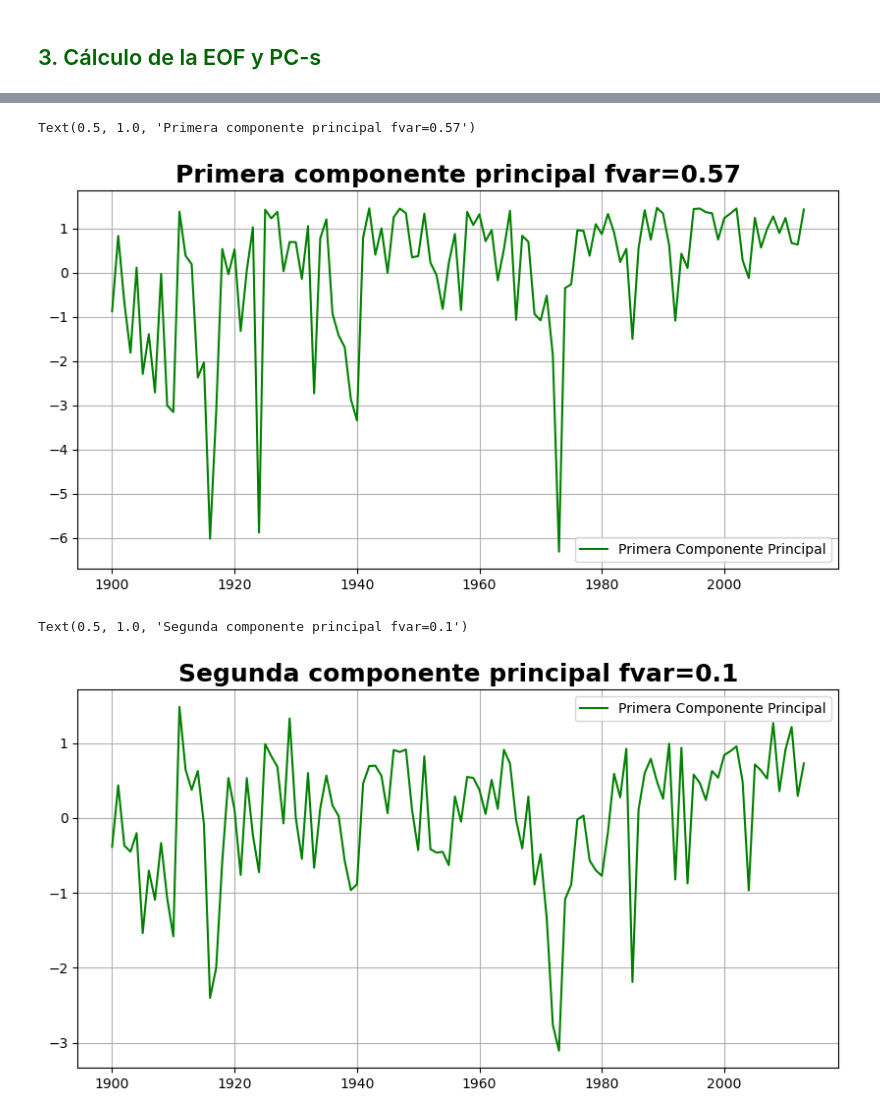
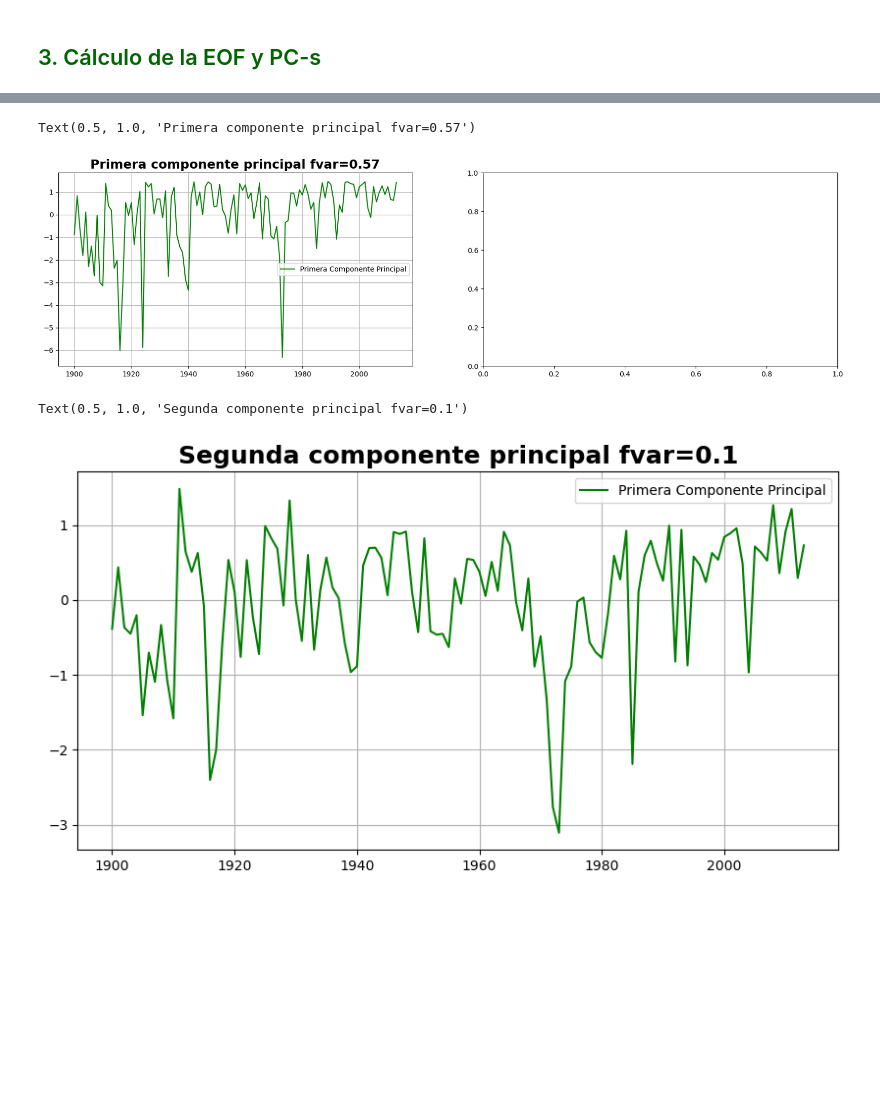
Before and after one commit to nagoremeabe/practica_3, a Jupyter notebook: parte_3.ipynb, the cells around one changed output, grey strips where cells are left out. Cells and saved outputs as stored; diff of their text form; code cells hidden in the pictures; blank space fills up the shorter version.

```diff
--- a/parte_3.ipynb
+++ b/parte_3.ipynb
@@ -203,18 +361,21 @@ PCs=(pc-np.mean(pc))/np.std(pc)
+# %%
+# primera componente principal y la variabilidad que explica
+fig,ax = plt.subplots(nrows=1, ncols= 2, figsize = (20,5))
+ax[0].plot(range(1900,2014),pc_std[:,0],color='green',label='Primera Componente Principal')
+ax[0].grid()
+ax[0].legend()
+ax[0].set_title('Primera componente principal fvar='+ str( round(fvar[0],2)),fontsize=18,weight='bold')
+
+# eof
+# %% [output]
+Text(0.5, 1.0, 'Primera componente principal fvar=0.57')
+[figure, added]
 # %%
 fig,ax=plt.subplots(figsize = (10,5))
-ax.plot(range(1900,2014),PCs[:,0],color='green',label='Primera Componente Principal')
+ax.plot(range(1900,2014),pc_std[:,1],color='green',label='Primera Componente Principal')
 ax.grid()
 ax.legend()
-ax.set_title('Primera componente principal fvar='+ str( round(fvar[0],2)),fontsize=18,weight='bold')
+ax.set_title('Segunda componente principal fvar='+ str(round(fvar[1],2)),fontsize=18,weight='bold')
 # %% [output]
-Text(0.5, 1.0, 'Primera componente principal fvar=0.57')
+Text(0.5, 1.0, 'Segunda componente principal fvar=0.1')
-[figure, old version]
+[figure, new version]
-# %%
-fig,ax=plt.subplots(figsize = (10,5))
-ax.plot(range(1900,2014),PCs[:,1],color='green',label='Primera Componente Principal')
-ax.grid()
-ax.legend()
-ax.set_title('Segunda componente principal fvar='+ str( round(fvar[1],2)),fontsize=18,weight='bold')
-# %% [output]
-Text(0.5, 1.0, 'Segunda componente principal fvar=0.1')
-[figure, removed]
```
Also changed, not shown: parts of 27 cells of this notebook, 3 other files.
